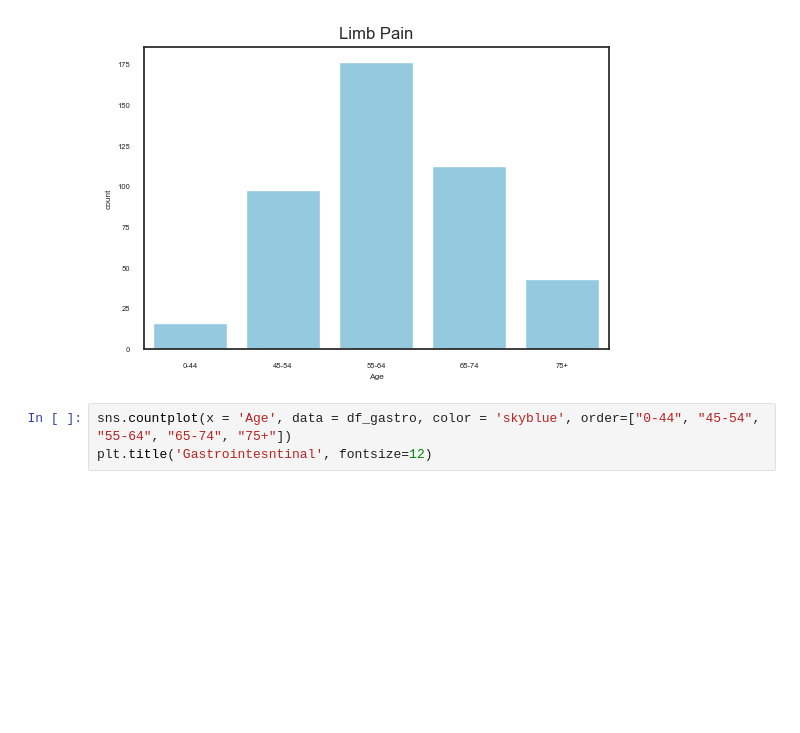
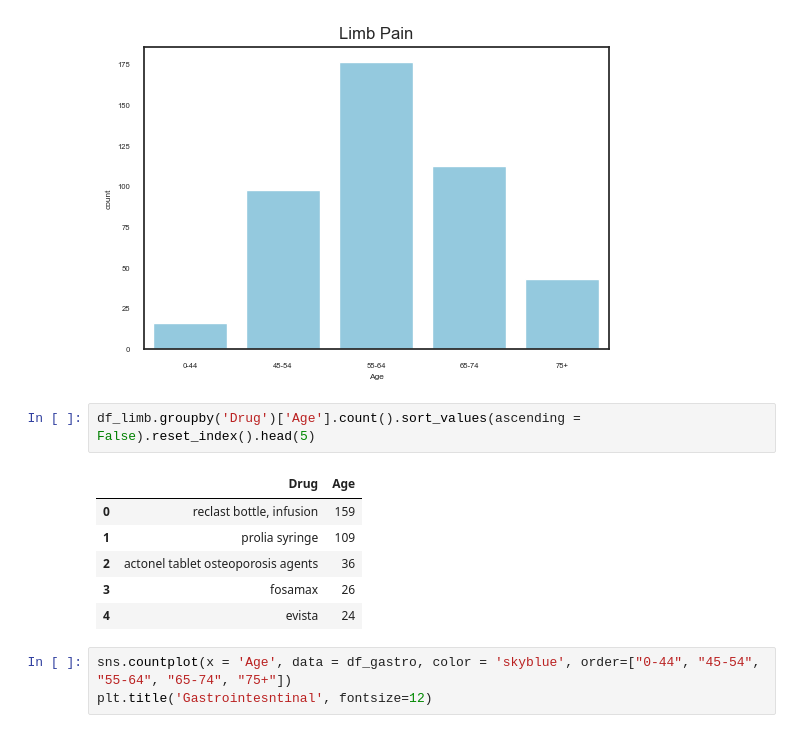
Before and after one commit to woonsupkim/DrugReview, a Jupyter notebook: Woon_after_Classification.ipynb, the cells around one changed output. Saved outputs shown, nothing was run; the diff lists cells and outputs as text; blank space fills up the shorter version.

```diff
--- a/Woon_after_Classification.ipynb
+++ b/Woon_after_Classification.ipynb
@@ -448,6 +485,15 @@ plt.title('Limb Pain', fontsize=12)
 # %% [output]
 Text(0.5, 1.0, 'Limb Pain')
 [figure]
+# %%
+df_limb.groupby('Drug')['Age'].count().sort_values(ascending = False).reset_index().head(5)
+# %% [output]
+|  | Drug | Age |
+| 0 | reclast bottle, infusion | 159 |
+| 1 | prolia syringe | 109 |
+| 2 | actonel tablet osteoporosis agents | 36 |
+| 3 | fosamax | 26 |
+| 4 | evista | 24 |
 # %%
 sns.countplot(x = 'Age', data = df_gastro, color = 'skyblue', order=["0-44", "45-54", "55-64", "65-74", "75+"])
 plt.title('Gastrointesntinal', fontsize=12)
```
Also changed, not shown: parts of 11 cells of this notebook.
